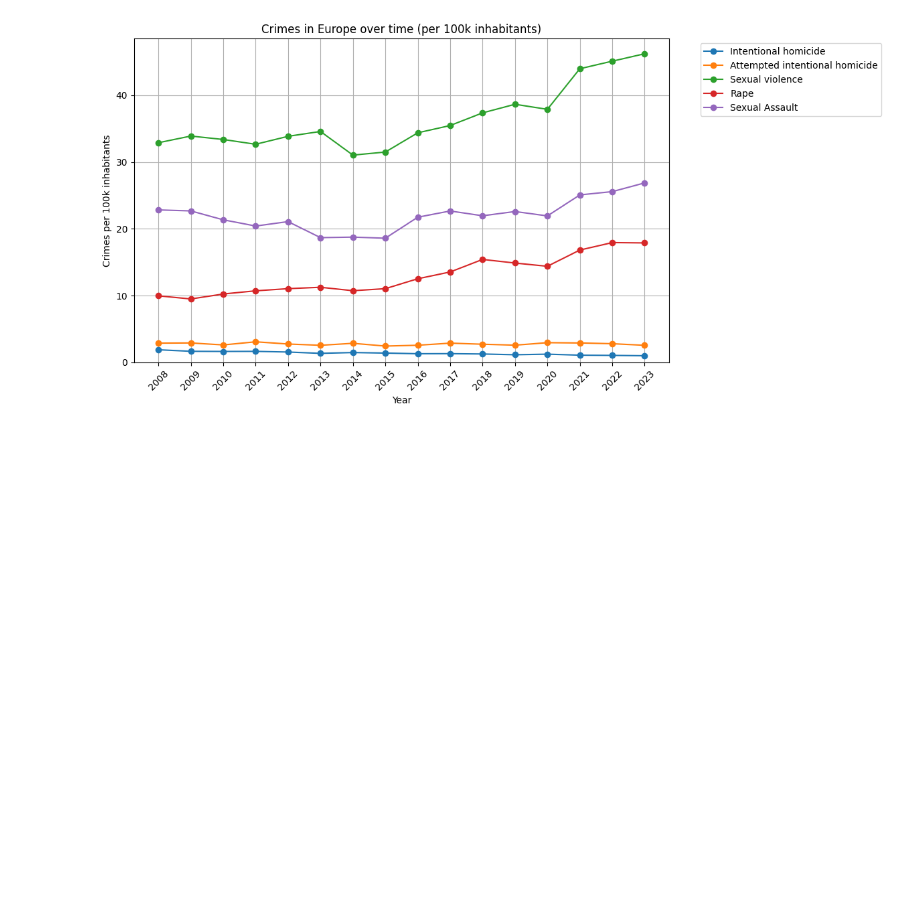
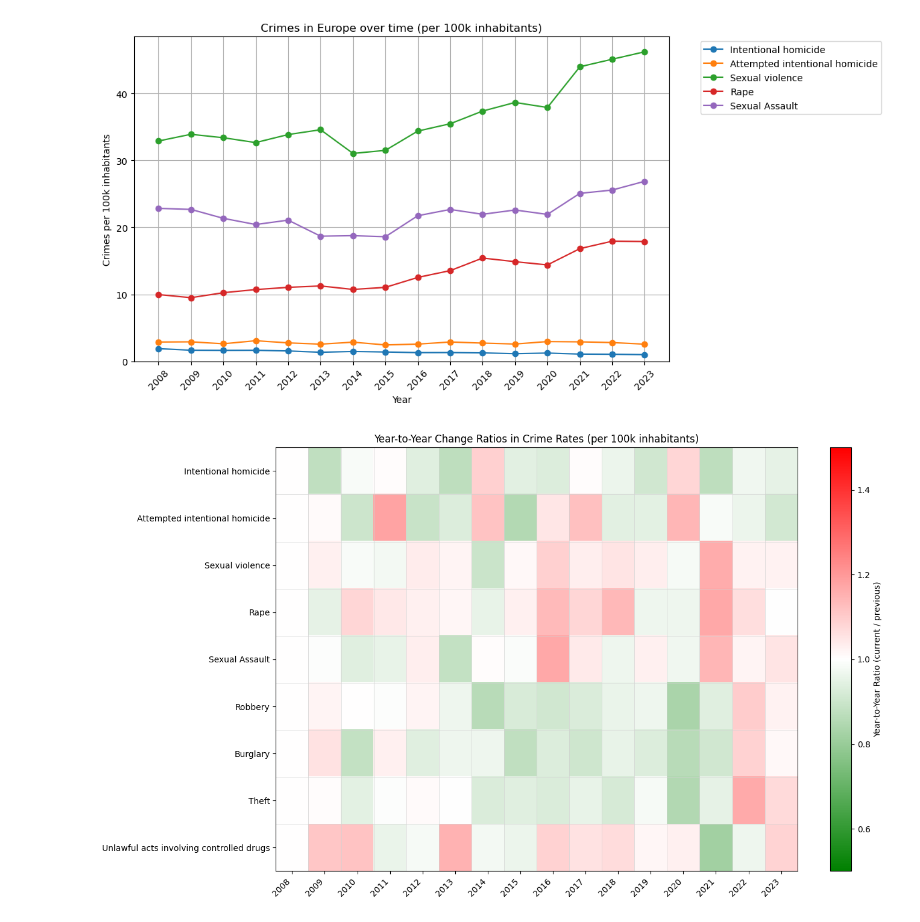
Before and after one commit to piStacya/CRIME_ANALYSIS_DS, a Jupyter notebook: Notebooks/Aastad_ja_kuritööd.ipynb, the cells around one changed output. Saved outputs shown, nothing was run; the diff lists cells and outputs as text; code cells hidden in the pictures; blank space fills up the shorter version.

Commit message:
heatmap of crime changes throughout the years

```diff
--- a/Notebooks/Aastad_ja_kuritööd.ipynb
+++ b/Notebooks/Aastad_ja_kuritööd.ipynb
@@ -628,3 +628,81 @@ plt.tight_layout()
 plt.show()
 # %% [output]
 [figure]
+# %%
+import numpy as np
+import matplotlib.pyplot as plt
+from matplotlib.colors import LinearSegmentedColormap
+
+# -----------------------------
+# SETTINGS
+# -----------------------------
+year_cols = [
+    '2008','2009','2010','2011','2012','2013','2014','2015',
+    '2016','2017','2018','2019','2020','2021','2022','2023'
+]
+
+codes = [
+    'ICCS0101', 'ICCS0102', 'ICCS0301', 'ICCS03011',
+    'ICCS03012', 'ICCS0401', 'ICCS0501', 'ICCS0502', 'ICCS0601'
+]
+
+# -----------------------------
+# BUILD THE CHANGE MATRIX
+# -----------------------------
+change_matrix = []      # rows = crimes, cols = year-to-year ratios
+crime_labels = []       # readable names
+
+for code in codes:
+    dfcode = df[(df.iccs == code) & (df.unit == 'P_HTHAB')]
+
+    # remove rows with too many NaNs
+    dfcode = dfcode.dropna(thresh=12, subset=year_cols)
+
+    # average values by year
+    yearavg = dfcode[year_cols].mean(skipna=True)
+
+    # compute year-to-year ratios
+    ratios = yearavg / yearavg.shift(1)
+    ratios.iloc[0] = 1  # first year has no previous → ratio = 1
+
+    change_matrix.append(ratios.values)
+    crime_labels.append(iccs_mapping.get(code, code))
+
+change_matrix = np.array(change_matrix)
+
+# -----------------------------
+# HEATMAP (matplotlib only)
+# -----------------------------
+fig, ax = plt.subplots(figsize=(14, 8), facecolor='white')
+ax.set_facecolor('white')
+
+# custom diverging colormap: red = increase, green = decrease, white = no change
+cmap = LinearSegmentedColormap.from_list(
+    "red_green",
+    ["green", "white", "red"]
+)
+
+# draw heatmap
+im = ax.imshow(change_matrix, cmap=cmap, aspect="auto", vmin=0.5, vmax=1.5)
+
+# axis labels
+ax.set_xticks(np.arange(len(year_cols)))
+ax.set_xticklabels(year_cols, rotation=45, ha='right')
+ax.set_yticks(np.arange(len(crime_labels)))
+ax.set_yticklabels(crime_labels)
+
+# colorbar
+cbar = plt.colorbar(im)
+cbar.set_label("Year-to-Year Ratio (current / previous)")
+
+# grid lines
+ax.set_xticks(np.arange(-0.5, len(year_cols), 1), minor=True)
+ax.set_yticks(np.arange(-0.5, len(crime_labels), 1), minor=True)
+ax.grid(which='minor', color='lightgrey', linewidth=0.5)
+ax.tick_params(which='minor', bottom=False, left=False)
+
+plt.title("Year-to-Year Change Ratios in Crime Rates (per 100k inhabitants)")
+plt.tight_layout()
+plt.show()
+# %% [output]
+[figure, added]
```
Also changed, not shown: parts of 3 cells of this notebook.
